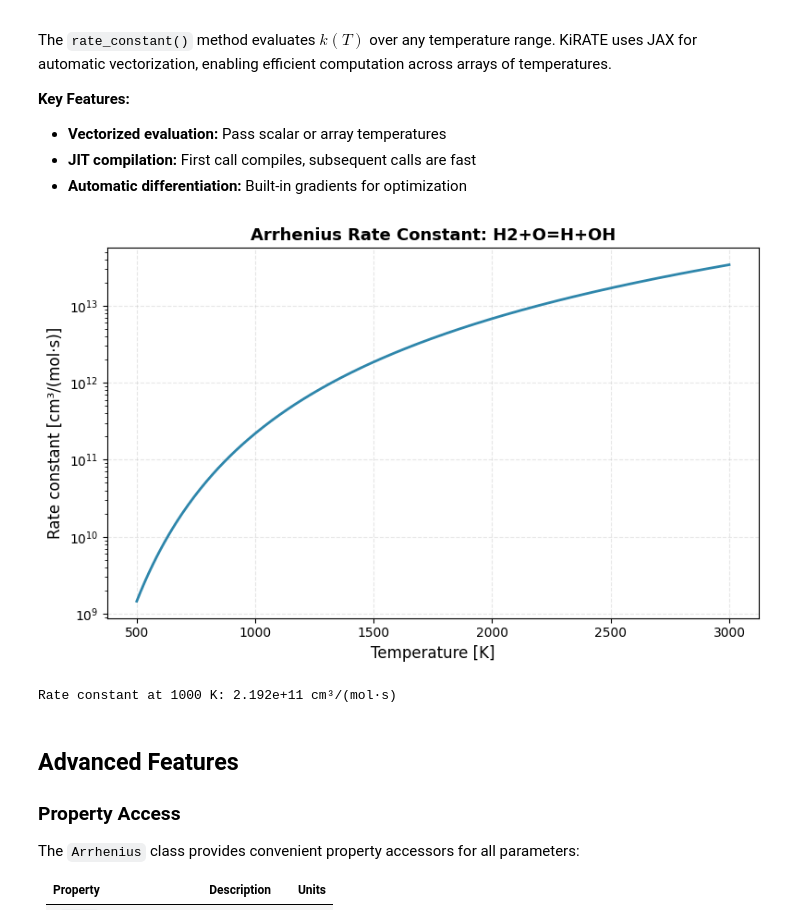
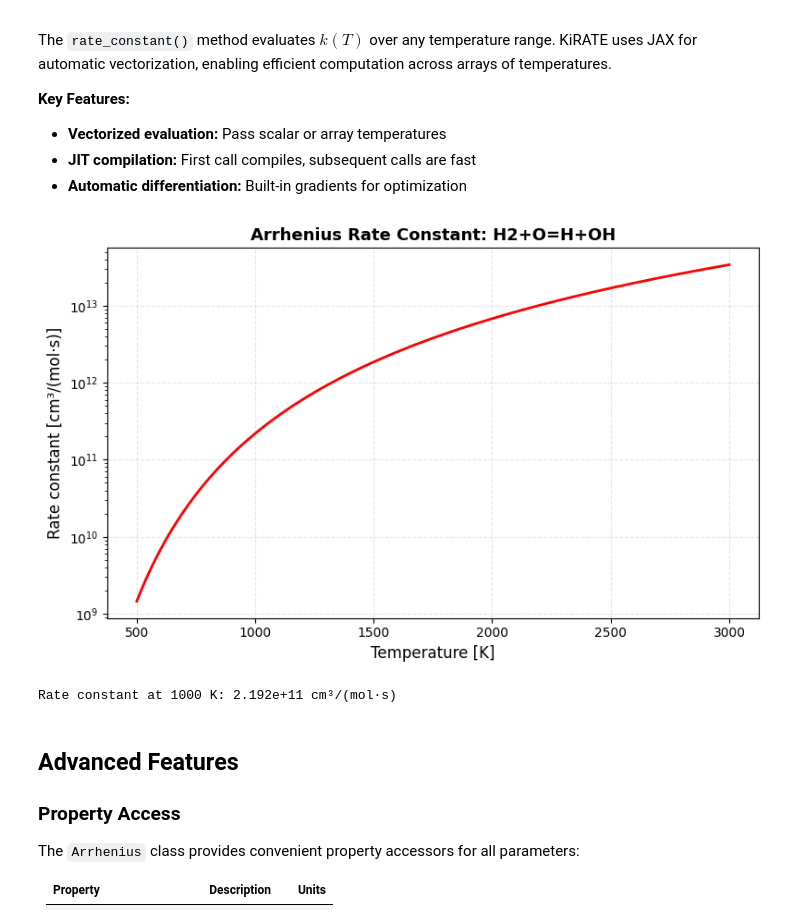
Before and after one commit to tdinelli/diffPLOG2TROE, a Jupyter notebook: examples/rate_constant/Arrhenius.ipynb, the cells around one changed output. Drawn from its saved outputs; the diff is of its cells as text; code cells hidden in the pictures.

```diff
--- a/examples/rate_constant/Arrhenius.ipynb
+++ b/examples/rate_constant/Arrhenius.ipynb
@@ -95,26 +95,26 @@ The `rate_constant()` method evaluates $k(T)$ over any temperature range. KiRATE
 # %%
 # --------------------------------------------------------
 # Define temperature range (500 K to 3000 K)
 T_range = jnp.linspace(500, 3000, 300)
 
 # --------------------------------------------------------
 # Compute rate constants - fully vectorized!
 k = reaction.rate_constant(T_range)
 
 # --------------------------------------------------------
 # Visualize the Arrhenius behavior
 fig, ax = plt.subplots(figsize=(8, 5))
-ax.semilogy(T_range, k, linewidth=2, color="#2E86AB")
+ax.semilogy(T_range, k, linewidth=2, color="r")
 ax.set_xlabel("Temperature [K]", fontsize=12)
 ax.set_ylabel("Rate constant [cm³/(mol·s)]", fontsize=12)
 ax.set_title(f"Arrhenius Rate Constant: {reaction.name}", fontsize=13, fontweight="bold")
 ax.grid(True, alpha=0.3, linestyle="--")
 plt.tight_layout()
 plt.show()
 
 print(f"\nRate constant at 1000 K: {reaction.rate_constant(1000.0):.3e} cm³/(mol·s)")
 # %% [output]
-[figure, old version]
+[figure, new version]
 Rate constant at 1000 K: 2.192e+11 cm³/(mol·s)
 # %% [markdown]
 ## Advanced Features
```
Also changed, not shown: parts of 5 cells of this notebook, 22 other files.
